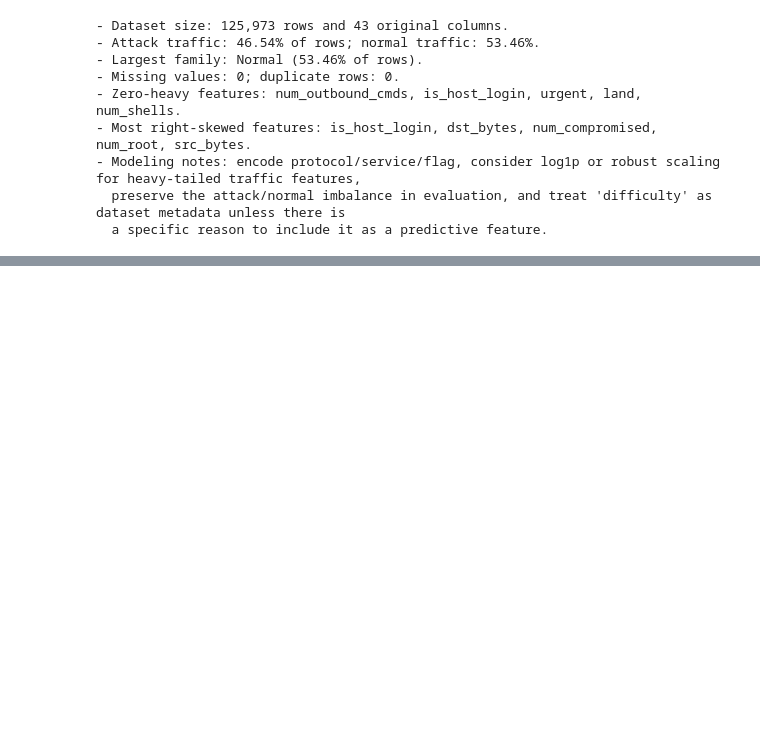
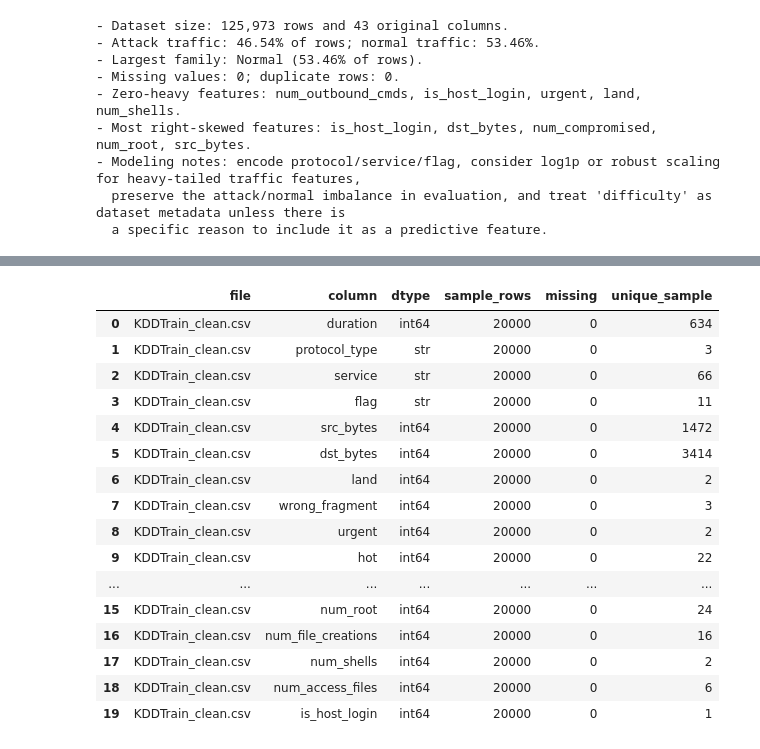
Before and after one commit to kokonj456-dotcom/CSI-ML-Network-Traffic-Detection, a Jupyter notebook: data-pipeline/NSL-KDD/eda.ipynb, the cells around one changed output, grey strips where cells are left out. Drawn from its saved outputs; the diff is of its cells as text; code cells hidden in the pictures; blank space fills up the shorter version.

```diff
--- a/data-pipeline/nsl_eda.ipynb
+++ b/data-pipeline/NSL-KDD/eda.ipynb
@@ -605,0 +610,83 @@ print("  a specific reason to include it as a predictive feature.")
+# %%
+from pathlib import Path
+import hashlib
+
+# สรุป schema จากไฟล์ที่ผ่าน cleansing แล้ว โดยอ่านตัวอย่างไม่เกิน 20,000 แถวต่อไฟล์
+clean_files = [
+    "KDDTrain_clean.csv",
+    "KDDTest_clean.csv",
+    "KDDTest-21_clean.csv",
+]
+schema_rows = []
+for filename in clean_files:
+    path = PROJECT_ROOT / "data-pipeline" / "NSL-KDD" / "output" / "cleansing" / filename
+    if not path.is_file():
+        raise FileNotFoundError(f"กรุณารัน cleansing.ipynb ก่อน: {path}")
+    sample = pd.read_csv(path, nrows=20_000)
+    for column in sample.columns:
+        schema_rows.append({
+            "file": filename,
+            "column": column,
+            "dtype": str(sample[column].dtype),
+            "sample_rows": len(sample),
+            "missing": int(sample[column].isna().sum()),
+            "unique_sample": int(sample[column].nunique(dropna=True)),
+        })
+
+schema_report = pd.DataFrame(schema_rows)
+report_dir = PROJECT_ROOT / "data-pipeline" / "NSL-KDD" / "output" / "reports"
+report_dir.mkdir(parents=True, exist_ok=True)
+schema_report.to_csv(report_dir / "eda_schema_report.csv", index=False)
+display(schema_report.head(20))
+
+# บันทึก raw files ทั้งสี่ รวมไฟล์ 20% ที่ไม่ได้นำเข้าซ้ำ
+raw_dir = PROJECT_ROOT / "data-pipeline" / "NSL-KDD" / "raw"
+expected_raw_files = [
+    "KDDTrain+.txt",
+    "KDDTest+.txt",
+    "KDDTrain+_20Percent.txt",
+    "KDDTest-21.txt",
+]
+manifest_rows = []
+for filename in expected_raw_files:
+    path = raw_dir / filename
+    if not path.is_file():
+        manifest_rows.append({
+            "file": filename, "present": False, "bytes": None, "rows": None, "sha256": None
+        })
+        continue
+    digest = hashlib.sha256()
+    with path.open("rb") as file:
+        for chunk in iter(lambda: file.read(1024 * 1024), b""):
+            digest.update(chunk)
+    manifest_rows.append({
+        "file": filename,
+        "present": True,
+        "bytes": path.stat().st_size,
+        "rows": sum(1 for _ in path.open(encoding="utf-8")),
+        "sha256": digest.hexdigest(),
+    })
+
+source_manifest = pd.DataFrame(manifest_rows)
+source_manifest.to_csv(report_dir / "source_manifest.csv", index=False)
+display(source_manifest)
+print("รายงาน EDA:", report_dir / "eda_schema_report.csv")
+print("บัญชีไฟล์ raw:", report_dir / "source_manifest.csv")
+# %% [output]
+|  | file | column | dtype | sample_rows | missing | unique_sample |
+| 0 | KDDTrain_clean.csv | duration | int64 | 20000 | 0 | 634 |
+| 1 | KDDTrain_clean.csv | protocol_type | str | 20000 | 0 | 3 |
+| 2 | KDDTrain_clean.csv | service | str | 20000 | 0 | 66 |
+| 3 | KDDTrain_clean.csv | flag | str | 20000 | 0 | 11 |
+| 4 | KDDTrain_clean.csv | src_bytes | int64 | 20000 | 0 | 1472 |
+| 5 | KDDTrain_clean.csv | dst_bytes | int64 | 20000 | 0 | 3414 |
+| 6 | KDDTrain_clean.csv | land | int64 | 20000 | 0 | 2 |
+| 7 | KDDTrain_clean.csv | wrong_fragment | int64 | 20000 | 0 | 3 |
+| 8 | KDDTrain_clean.csv | urgent | int64 | 20000 | 0 | 2 |
+| 9 | KDDTrain_clean.csv | hot | int64 | 20000 | 0 | 22 |
+| ... | ... | ... | ... | ... | ... | ... |
+| 15 | KDDTrain_clean.csv | num_root | int64 | 20000 | 0 | 24 |
+| 16 | KDDTrain_clean.csv | num_file_creations | int64 | 20000 | 0 | 16 |
+| 17 | KDDTrain_clean.csv | num_shells | int64 | 20000 | 0 | 2 |
+| 18 | KDDTrain_clean.csv | num_access_files | int64 | 20000 | 0 | 6 |
+| 19 | KDDTrain_clean.csv | is_host_login | int64 | 20000 | 0 | 1 |
```
Also changed, not shown: parts of 4 cells of this notebook, 27 other files.
